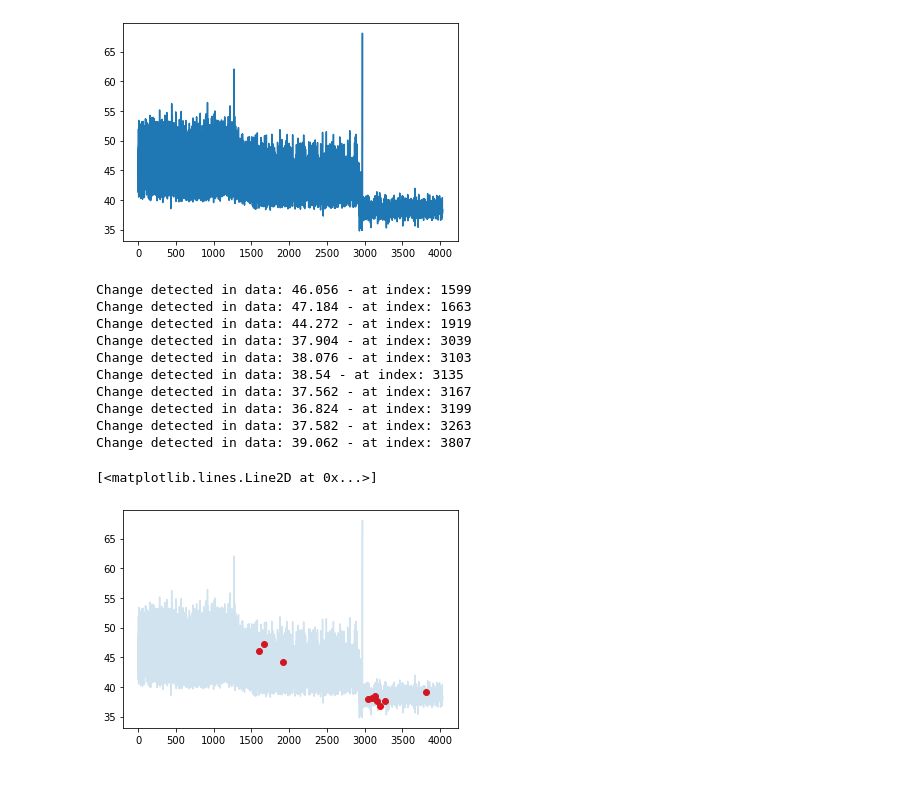
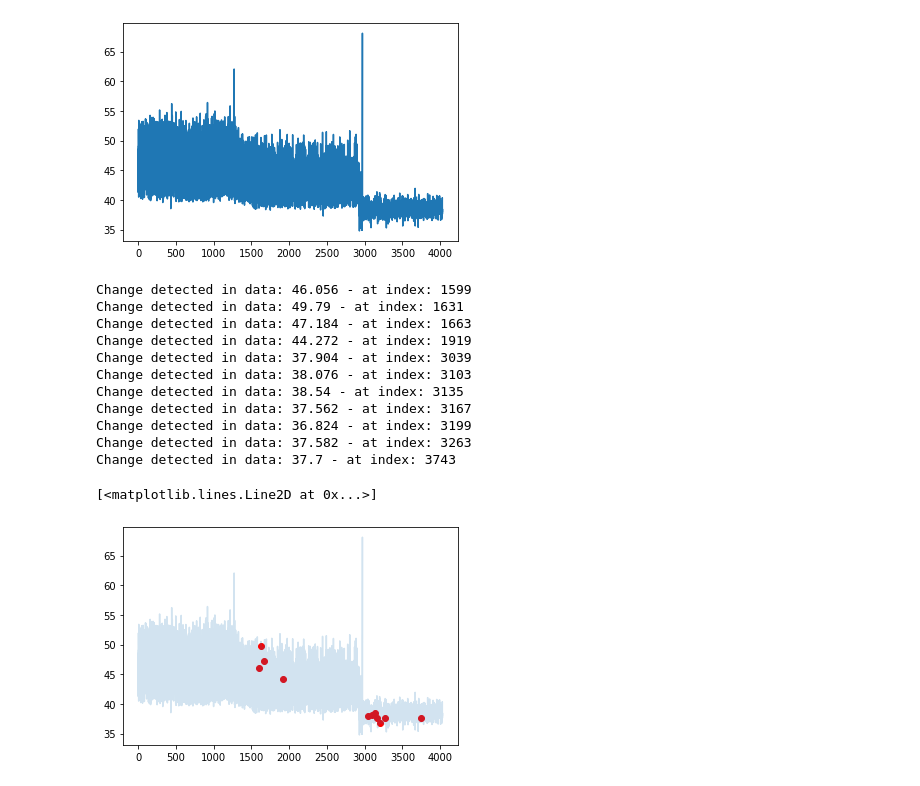
Before and after one commit to yjjuan/eSNN_cplusplus, a Jupyter notebook: drift_detection/0328_test_scikit_multiflow.ipynb, the cells around one changed output. Saved outputs shown, nothing was run; the diff lists cells and outputs as text; code cells hidden in the pictures.

```diff
--- a/drift_detection/0328_test_scikit_multiflow.ipynb
+++ b/drift_detection/0328_test_scikit_multiflow.ipynb
@@ -41,34 +41,35 @@ plt.plot(df_['value'].values)
 [<matplotlib.lines.Line2D at 0x...>]
 [figure]
 # %%
-adwin2 = ADWIN(delta=0.001)
+adwin2 = ADWIN(delta=0.002)
 
 # Adding stream elements to ADWIN and verifying if drift occurred
 anomalies_x = list()
 anomalies_y = list()
 
 for i in range(4000):
     adwin2.add_element(df_['value'].values[i])
     if adwin2.detected_change():
         print('Change detected in data: ' + str(df_['value'].values[i]) + ' - at index: ' + str(i))
         anomalies_x.append(i)
         anomalies_y.append(df_['value'].values[i])
 
 plt.scatter(anomalies_x, anomalies_y, marker='o', c='r')
 plt.plot(df_['value'].values,alpha=0.2)
 # %% [output]
 Change detected in data: 46.056 - at index: 1599
+Change detected in data: 49.79 - at index: 1631
 Change detected in data: 47.184 - at index: 1663
 Change detected in data: 44.272 - at index: 1919
 Change detected in data: 37.904 - at index: 3039
 Change detected in data: 38.076 - at index: 3103
 Change detected in data: 38.54 - at index: 3135
 Change detected in data: 37.562 - at index: 3167
 Change detected in data: 36.824 - at index: 3199
 Change detected in data: 37.582 - at index: 3263
-Change detected in data: 39.062 - at index: 3807
+Change detected in data: 37.7 - at index: 3743
 [<matplotlib.lines.Line2D at 0x...>]
-[figure, old version]
+[figure, new version]
 # %%
 # Imports
 from skmultiflow.drift_detection import DDM
```
Also changed, not shown: 1 other file.
